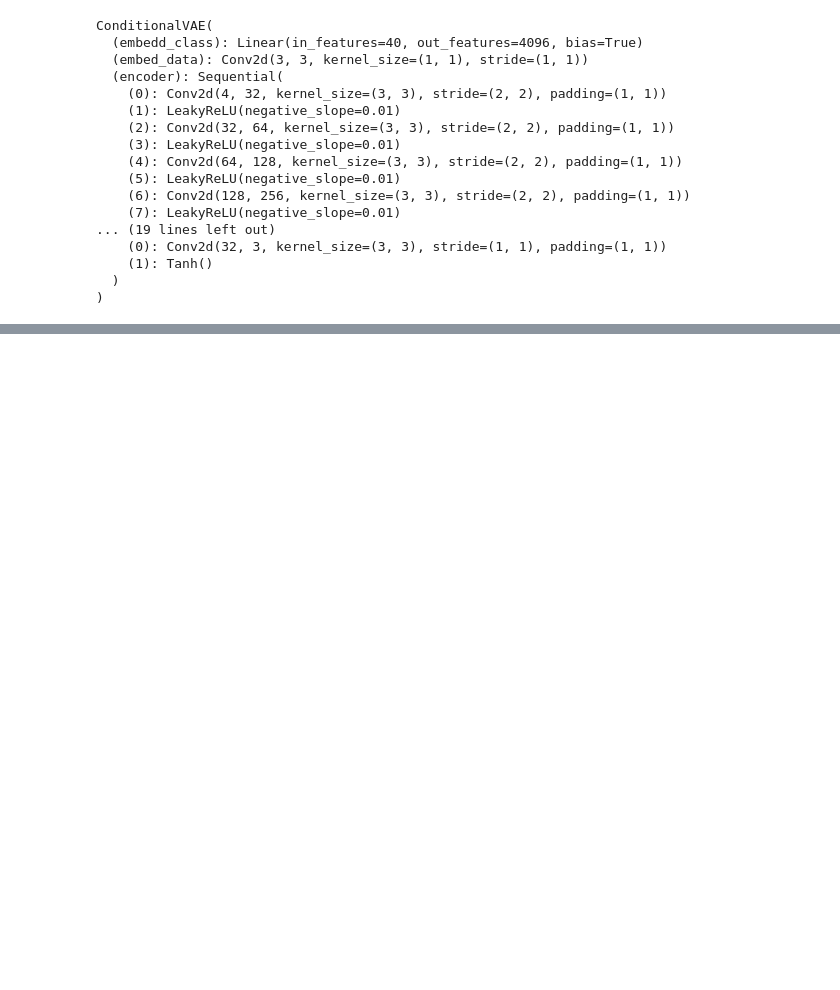
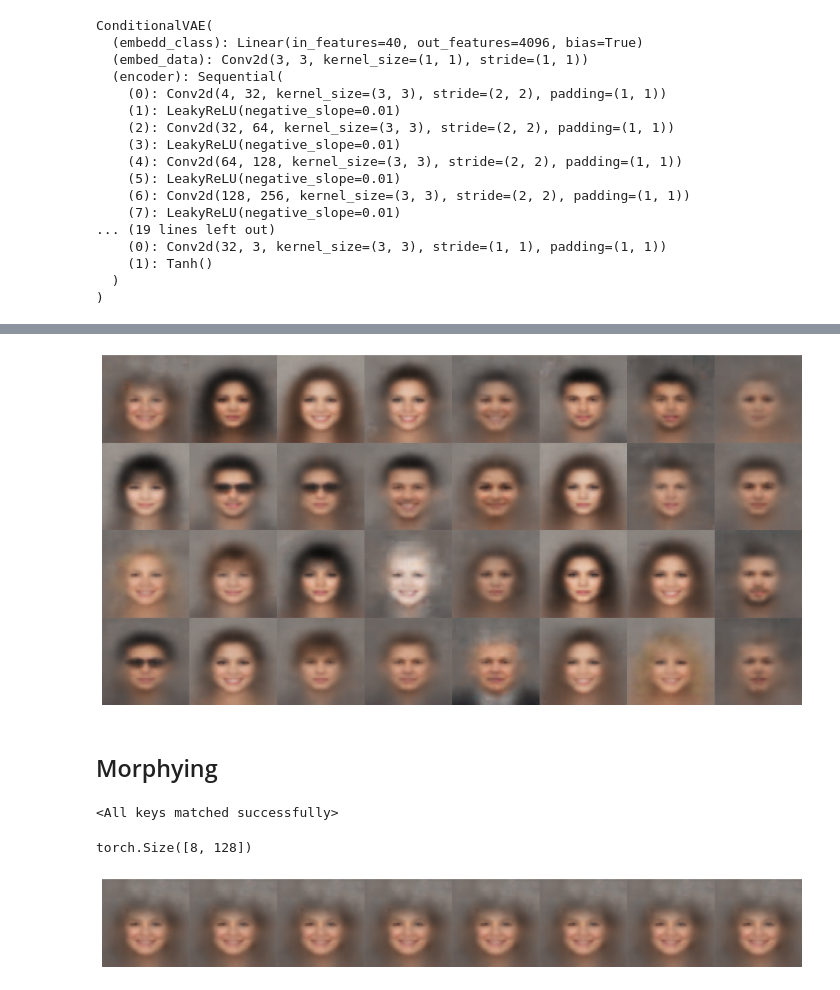
Before and after one commit to Darth-Kronos/Image-manipulation-CVAE, a Jupyter notebook: main.ipynb, the cells around one changed output, grey strips where cells are left out. Drawn from its saved outputs; the diff is of its cells as text; code cells hidden in the pictures; blank space fills up the shorter version.

```diff
--- a/main.ipynb
+++ b/main.ipynb
@@ -297,0 +294,11 @@ KeyboardInterrupt:
+# %%
+model.eval()
+# z = model.reparameterize(mu, log_var)
+torch.manual_seed(42)
+z = torch.randn((32,128))
+z = z.to(device)
+new_attr = new_attr.to(device)
+# embedded_class = model.embedd_class(new_attr)
+z1 = torch.cat([z, new_attr], dim = 1)
+
+modi_images = model.decode(z1)
@@ -297,0 +316,15 @@ KeyboardInterrupt:
+# %%
+plt.figure(figsize=(12,6))
+
+for i in range(len(test_image)):
+    plt.subplot(4,8,i+1)
+    img = modi_images.cpu().detach()[i].permute(1, 2, 0)
+    img = torch.round((img + 1) * 255 / 2).to(torch.uint8)
+    plt.imshow(img)
+    plt.axis('off')
+
+plt.subplots_adjust(top = 1, bottom = 0, right = 1, left = 0, hspace = 0, wspace = 0)
+# %% [output]
+[figure, added]
+# %% [markdown]
+## Morphying
@@ -297,0 +333,6 @@ KeyboardInterrupt:
+# %%
+model = ConditionalVAE(3, 40, 128, [32, 64, 128, 256, 512], [256, 128, 64, 32, 32])
+model.to(device)
+model.load_state_dict(torch.load('CVAE_12.pth' , map_location=torch.device('cpu')))
+# %% [output]
+<All keys matched successfully>
@@ -297,0 +363,4 @@ KeyboardInterrupt:
+# %%
+new_mu.squeeze()
+# %% [output]
+torch.Size([8, 128])
@@ -297,0 +374,13 @@ KeyboardInterrupt:
+# %%
+plt.figure(figsize=(12,6))
+
+for i in range(8):
+    plt.subplot(4,8,i+1)
+    img = modi_images.cpu().detach()[i].permute(1, 2, 0)
+    img = torch.round((img + 1) * 255 / 2).to(torch.uint8)
+    plt.imshow(img)
+    plt.axis('off')
+
+plt.subplots_adjust(top = 1, bottom = 0, right = 1, left = 0, hspace = 0, wspace = 0)
+# %% [output]
+[figure, added]
```
Also changed, not shown: parts of 21 cells of this notebook, 18 other files.
